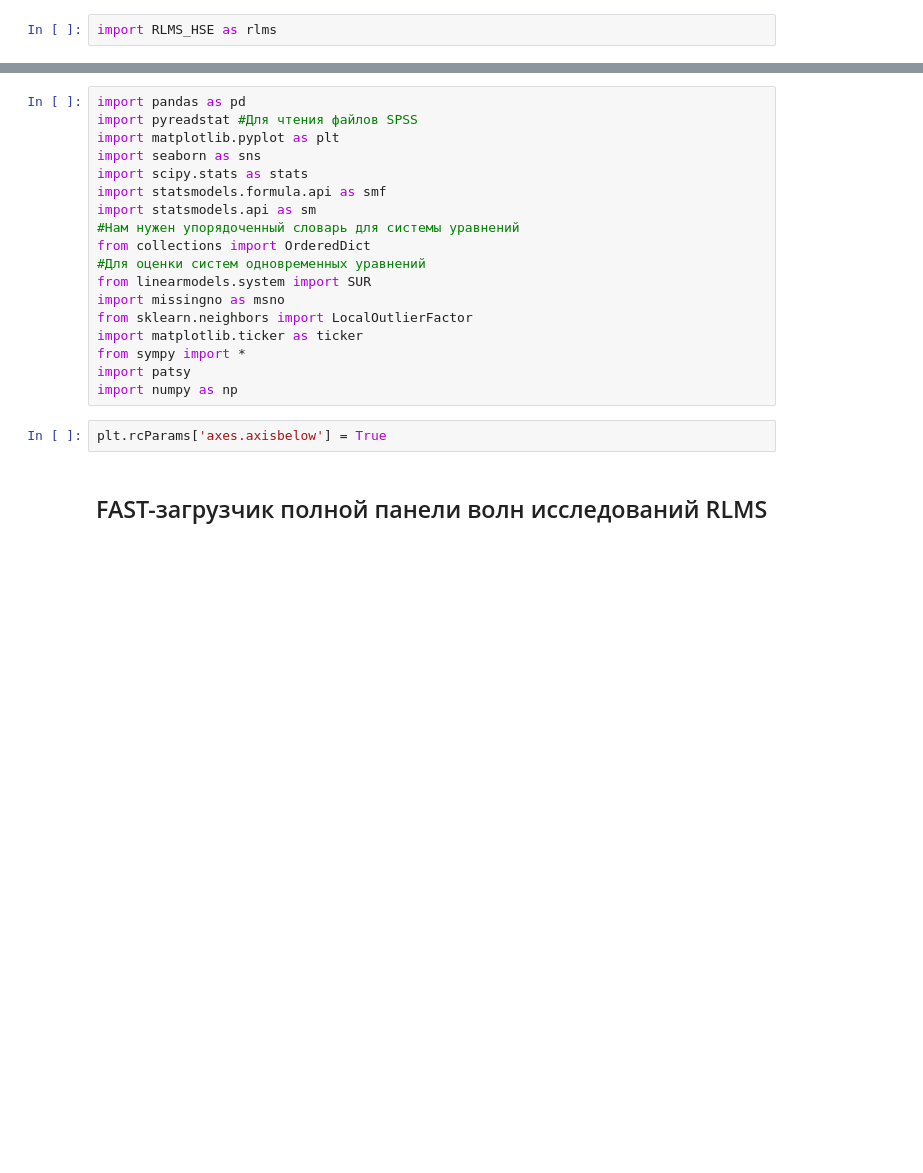
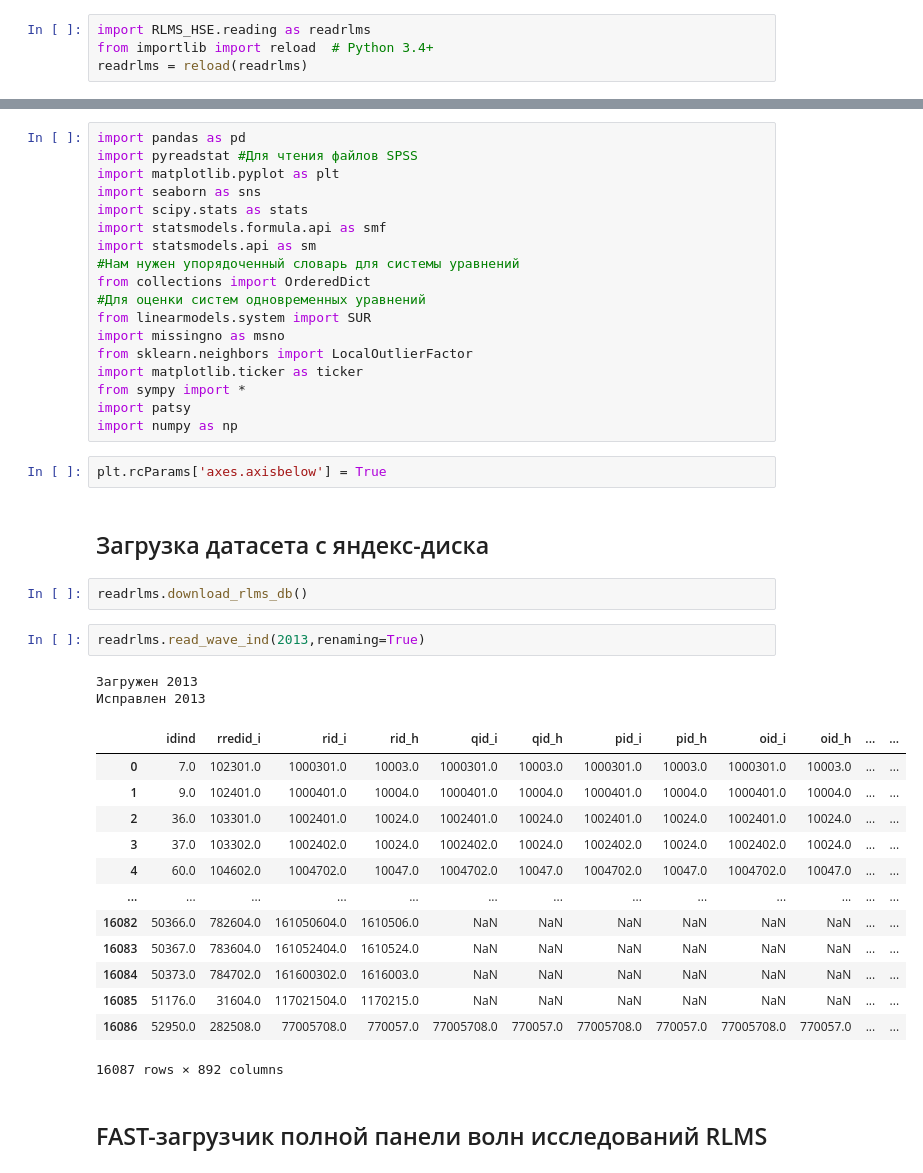
Before and after one commit to chereshan/RLMS, a Jupyter notebook: Разделы/RLMS_HSE_AIDS_2.ipynb, the cells around one changed output, grey strips where cells are left out. Saved outputs shown, nothing was run; the diff lists cells and outputs as text; blank space fills up the shorter version.

```diff
--- a/Разделы/RLMS_HSE_AIDS_2.ipynb
+++ b/Разделы/RLMS_HSE_AIDS_2.ipynb
@@ -5,2 +13,4 @@
 # %%
-import RLMS_HSE as rlms
+import RLMS_HSE.reading as readrlms
+from importlib import reload  # Python 3.4+
+readrlms = reload(readrlms)
@@ -24,6 +52,28 @@ import patsy
 import numpy as np
 # %%
 plt.rcParams['axes.axisbelow'] = True
+# %% [markdown]
+## Загрузка датасета с яндекс-диска
+# %%
+readrlms.download_rlms_db()
+# %%
+readrlms.read_wave_ind(2013,renaming=True)
+# %% [output]
+Загружен 2013
+Исправлен 2013
+|  | idind | rredid_i | rid_i | rid_h | qid_i | qid_h | pid_i | pid_h | oid_i | oid_h | ... | ... |
+| 0 | 7.0 | 102301.0 | 1000301.0 | 10003.0 | 1000301.0 | 10003.0 | 1000301.0 | 10003.0 | 1000301.0 | 10003.0 | ... | ... |
+| 1 | 9.0 | 102401.0 | 1000401.0 | 10004.0 | 1000401.0 | 10004.0 | 1000401.0 | 10004.0 | 1000401.0 | 10004.0 | ... | ... |
+| 2 | 36.0 | 103301.0 | 1002401.0 | 10024.0 | 1002401.0 | 10024.0 | 1002401.0 | 10024.0 | 1002401.0 | 10024.0 | ... | ... |
+| 3 | 37.0 | 103302.0 | 1002402.0 | 10024.0 | 1002402.0 | 10024.0 | 1002402.0 | 10024.0 | 1002402.0 | 10024.0 | ... | ... |
+| 4 | 60.0 | 104602.0 | 1004702.0 | 10047.0 | 1004702.0 | 10047.0 | 1004702.0 | 10047.0 | 1004702.0 | 10047.0 | ... | ... |
+| ... | ... | ... | ... | ... | ... | ... | ... | ... | ... | ... | ... | ... |
+| 16082 | 50366.0 | 782604.0 | 161050604.0 | 1610506.0 | NaN | NaN | NaN | NaN | NaN | NaN | ... | ... |
+| 16083 | 50367.0 | 783604.0 | 161052404.0 | 1610524.0 | NaN | NaN | NaN | NaN | NaN | NaN | ... | ... |
+| 16084 | 50373.0 | 784702.0 | 161600302.0 | 1616003.0 | NaN | NaN | NaN | NaN | NaN | NaN | ... | ... |
+| 16085 | 51176.0 | 31604.0 | 117021504.0 | 1170215.0 | NaN | NaN | NaN | NaN | NaN | NaN | ... | ... |
+| 16086 | 52950.0 | 282508.0 | 77005708.0 | 770057.0 | 77005708.0 | 770057.0 | 77005708.0 | 770057.0 | 77005708.0 | 770057.0 | ... | ... |
+16087 rows × 892 columns
 # %% [markdown]
 ## FAST-загрузчик полной панели волн исследований RLMS
 # %%
```
Also changed, not shown: parts of 20 cells of this notebook, 9 other files.
